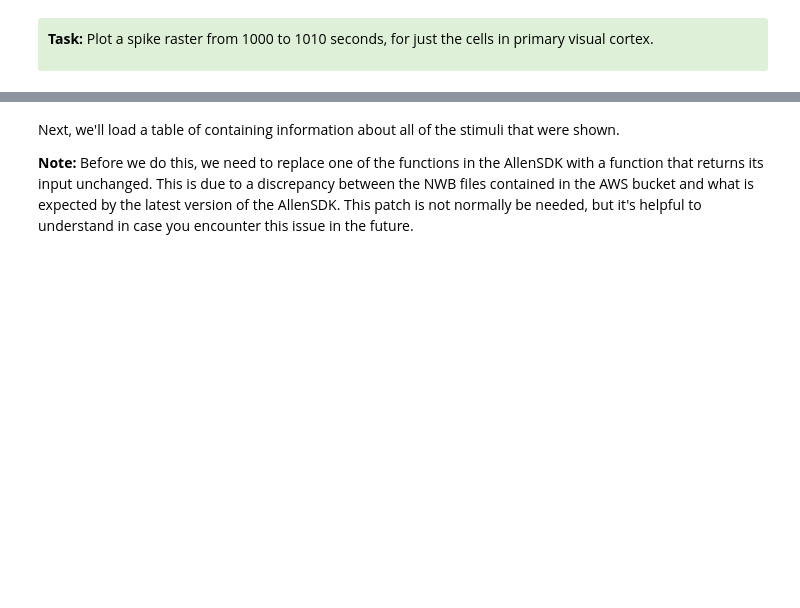
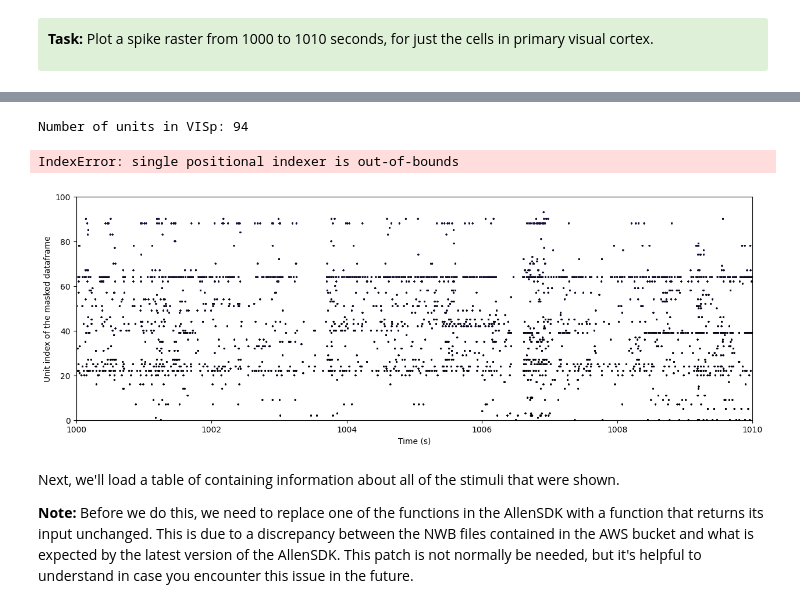
Before and after one commit to ecresp1el/swb_2023_ec_problemsworkshop, a Jupyter notebook: code/Day 2 - Tutorial 1.ipynb, the cells around one changed output, grey strips where cells are left out. Saved outputs shown, nothing was run; the diff lists cells and outputs as text; code cells hidden in the pictures; blank space fills up the shorter version.

```diff
--- a/code/Day 2 - Tutorial 1.ipynb
+++ b/code/Day 2 - Tutorial 1.ipynb
@@ -376,3 +404,66 @@ plt.ylabel("Unit index") # label the y axis
+# %%
+# code goes here
+# hint: copy and paste the code from the previous cell, and edit as needed
+
+#create a mask to access units based on the the columns 'ecephys_structure_acronym'
+mask = units['ecephys_structure_acronym'] == 'VISp'
+
+#apply the mask to the units table
+units_Visp = units[mask]
+
+print('Number of units in VISp: ' + str(len(units_Visp)))
+
+
+for unit_idx, unit_id in enumerate(units_Visp.index.values):
+    spike_times = session.spike_times[unit_id] # get spike times for this unit
+
+    #find spikes in 1000s to 1010s
+    in_range2 = np.where((spike_times > 1000) & (spike_times < 1010))[0] #find the spikes in the range of 1000s to 1010s
+
+    times.append(spike_times[in_range2]) # add to list of all spike times
+    unit_indices.append([unit_idx] * len(in_range2)) #  add to list of unit indices
+
+plt.figure(figsize=(15,5))
+plt.scatter(np.concatenate(times), # concatenate all spike times into one array
+            np.concatenate(unit_indices), # concatenate all unit indices into one array
+            s=1, # make the dots smaller
+            c=np.concatenate(unit_indices), # color the dots by unit index
+            cmap='magma') # use the 'magma' colormap
+
+plt.xlabel("Time (s)") # label the x axis
+plt.ylabel("Unit index of the masked dataframe") # label the y axis
+
+#only plot the 1000s to 1010s range
+plt.xlim(1000,1010)
+plt.ylim(0,100)
+
+for unit_idx, unit_id in enumerate(units_Visp.index.values):
+    if units.iloc[unit_id].ephys_structure_acronym == 'VISp': #check if the unit is in VISp
+        spike_times = session.spike_times[unit_id] # get spike times for this unit
+
+        #find spikes in 1000s to 1010s
+        in_range3 = np.where((spike_times > 1000) & (spike_times < 1010))[0] #find the spikes in the range of 1000s to 1010s, the interesection between the two ranges
+
+        times.append(spike_times[in_range3]) # add to list of all spike times
+        unit_indices.append([unit_idx] * len(in_range3)) #  add to list of unit indices
+
+plt.figure(figsize=(15,5))
+plt.scatter(np.concatenate(times), # concatenate all spike times into one array
+            np.concatenate(unit_indices), # concatenate all unit indices into one array
+            s=1, # make the dots smaller
+            c=np.concatenate(unit_indices), # color the dots by unit index
+            cmap='magma') # use the 'magma' colormap
+
+plt.xlabel("Time (s)") # label the x axis
+plt.ylabel("Unit index of the masked dataframe") # label the y axis
+
+#only plot the 1000s to 1010s range
+plt.xlim(1000,1010)
+plt.ylim(0,100)
+# %% [output]
+Number of units in VISp: 94
+IndexError: single positional indexer is out-of-bounds
+[figure, added]
 # %% [markdown]
 Next, we'll load a table of containing information about all of the stimuli that were shown.
 
```
Also changed, not shown: parts of 28 cells of this notebook.
